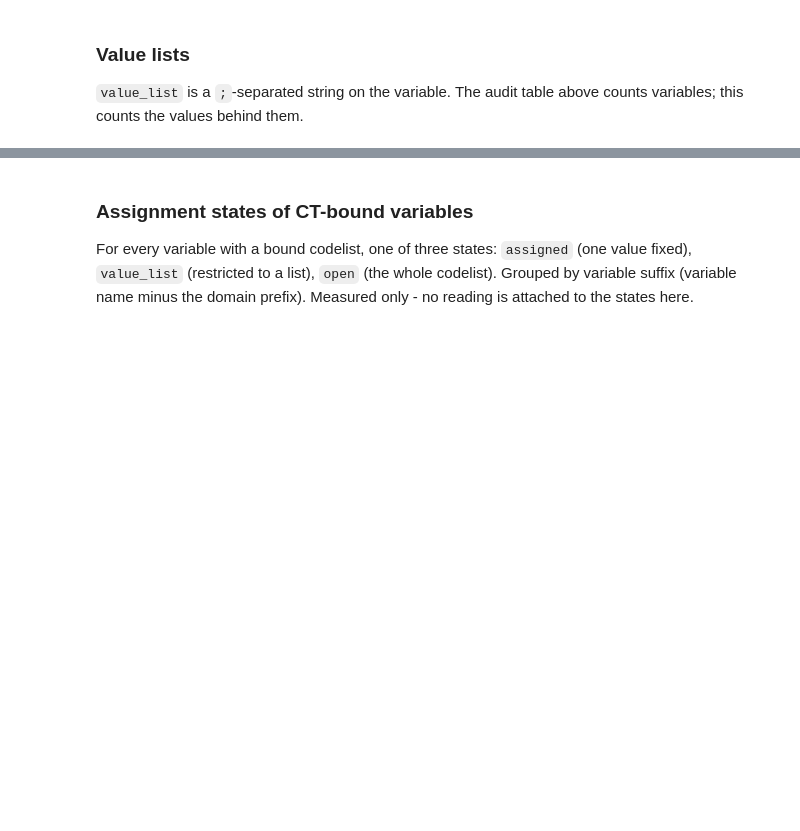
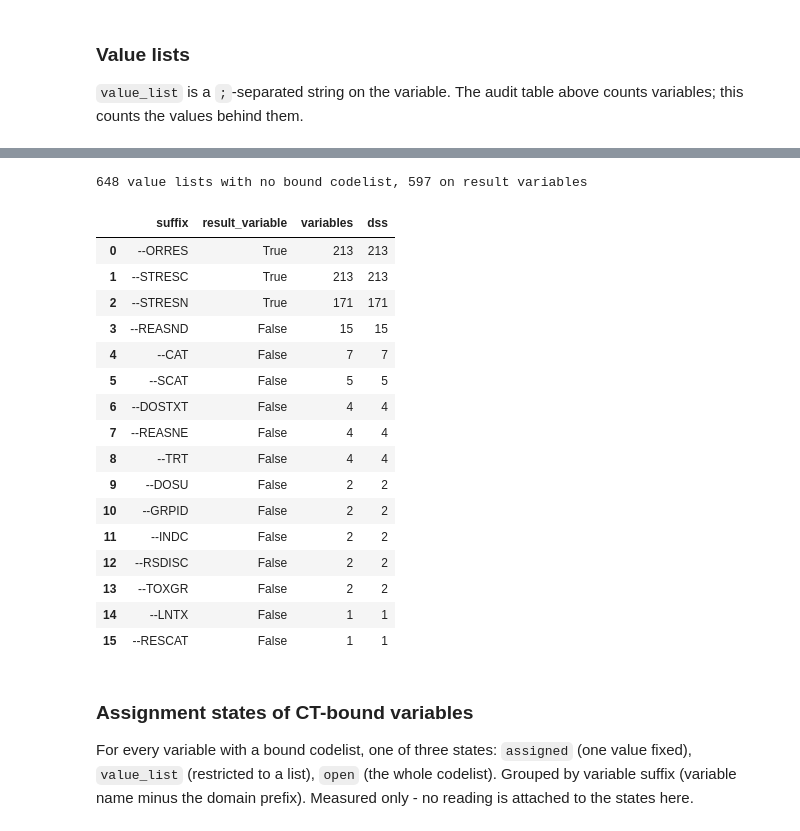
Before and after one commit to kerfors/cdisc-for-ai, a Jupyter notebook: link-semantics/notebooks/Link_Kind_Audit.ipynb, the cells around one changed output, grey strips where cells are left out. Saved outputs shown, nothing was run; the diff lists cells and outputs as text; code cells hidden in the pictures; blank space fills up the shorter version.

```diff
--- a/link-semantics/notebooks/Link_Kind_Audit.ipynb
+++ b/link-semantics/notebooks/Link_Kind_Audit.ipynb
@@ -422,3 +556,43 @@ value_list_detail
+# %%
+RESULT_SUFFIXES = ["--ORRES", "--STRESC", "--STRESN"]
+
+no_codelist = listed[listed["scope"] == "no codelist"].merge(sheet(GRAPH, "DSS")[["ds_id", "domain"]], on="ds_id")
+no_codelist["suffix"] = [
+    "--" + name[len(domain):] if name.startswith(domain) else name
+    for name, domain in zip(no_codelist["variable_name"], no_codelist["domain"])
+]
+no_codelist["result_variable"] = no_codelist["suffix"].isin(RESULT_SUFFIXES)
+
+no_codelist_suffixes = (
+    no_codelist.groupby(["suffix", "result_variable"], as_index=False)
+    .agg(variables=("ds_id", "size"), dss=("ds_id", "nunique"))
+    .sort_values(["variables", "suffix"], ascending=[False, True])
+    .reset_index(drop=True)
+)
+print(
+    len(no_codelist), "value lists with no bound codelist,",
+    int(no_codelist["result_variable"].sum()), "on result variables",
+)
+no_codelist_suffixes
+# %% [output]
+648 value lists with no bound codelist, 597 on result variables
+|  | suffix | result_variable | variables | dss |
+| 0 | --ORRES | True | 213 | 213 |
+| 1 | --STRESC | True | 213 | 213 |
+| 2 | --STRESN | True | 171 | 171 |
+| 3 | --REASND | False | 15 | 15 |
+| 4 | --CAT | False | 7 | 7 |
+| 5 | --SCAT | False | 5 | 5 |
+| 6 | --DOSTXT | False | 4 | 4 |
+| 7 | --REASNE | False | 4 | 4 |
+| 8 | --TRT | False | 4 | 4 |
+| 9 | --DOSU | False | 2 | 2 |
+| 10 | --GRPID | False | 2 | 2 |
+| 11 | --INDC | False | 2 | 2 |
+| 12 | --RSDISC | False | 2 | 2 |
+| 13 | --TOXGR | False | 2 | 2 |
+| 14 | --LNTX | False | 1 | 1 |
+| 15 | --RESCAT | False | 1 | 1 |
 # %% [markdown]
 ### Assignment states of CT-bound variables
 
```
Also changed, not shown: parts of 23 cells of this notebook, 1 other file.
